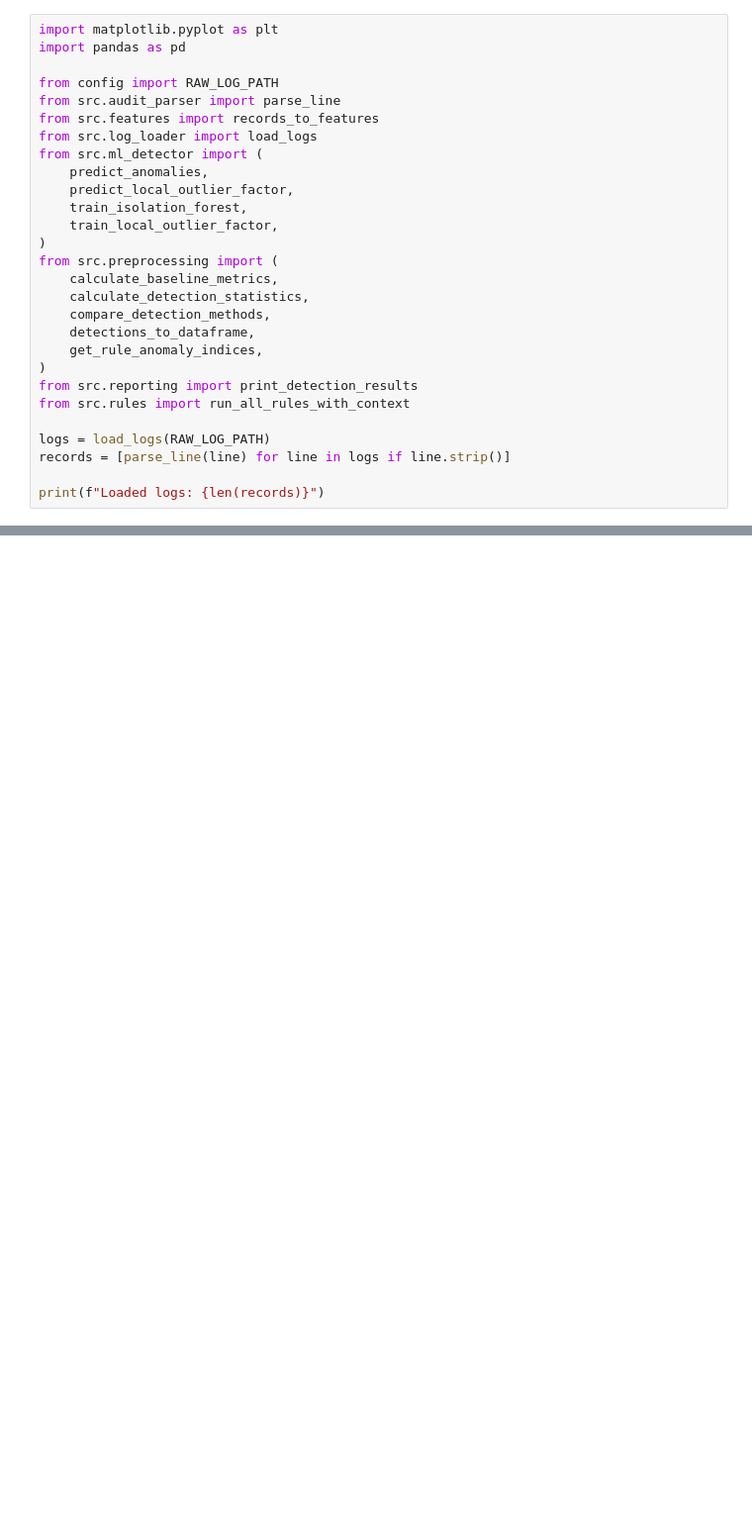
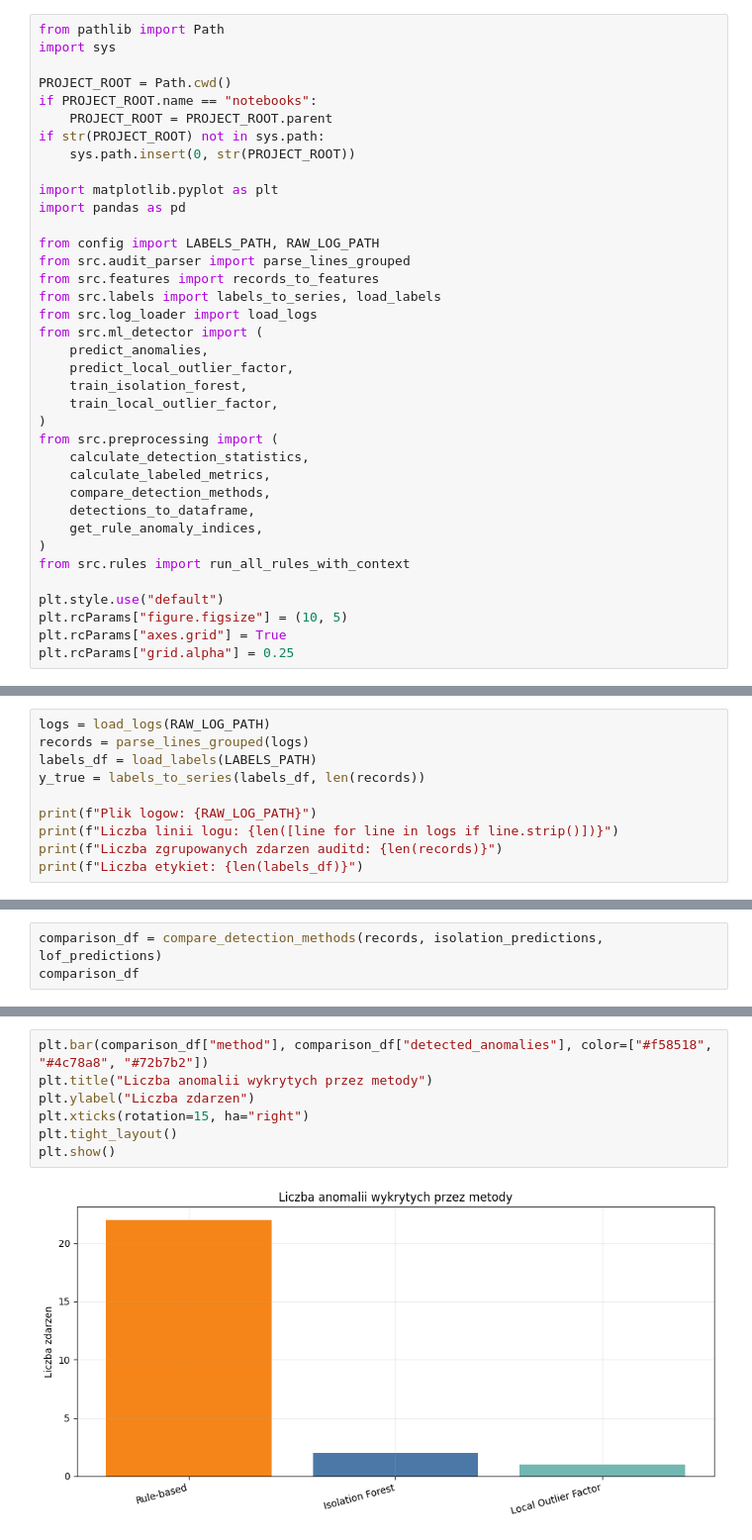
Before and after one commit to lukaskierzek/bihso_project, a Jupyter notebook: notebooks/presentation.ipynb, the cells around one changed output, grey strips where cells are left out. Shown at 99% size. Cells and saved outputs as stored; diff of their text form; blank space fills up the shorter version.

```diff
--- a/notebooks/presentation.ipynb
+++ b/notebooks/presentation.ipynb
@@ -11,10 +18,20 @@ Cel projektu: porownanie prostego podejscia regułowego z metodami ML: Isolation
 # %%
+from pathlib import Path
+import sys
+
+PROJECT_ROOT = Path.cwd()
+if PROJECT_ROOT.name == "notebooks":
+    PROJECT_ROOT = PROJECT_ROOT.parent
+if str(PROJECT_ROOT) not in sys.path:
+    sys.path.insert(0, str(PROJECT_ROOT))
+
 import matplotlib.pyplot as plt
 import pandas as pd
 
-from config import RAW_LOG_PATH
-from src.audit_parser import parse_line
+from config import LABELS_PATH, RAW_LOG_PATH
+from src.audit_parser import parse_lines_grouped
 from src.features import records_to_features
+from src.labels import labels_to_series, load_labels
 from src.log_loader import load_logs
 from src.ml_detector import (
     predict_anomalies,
@@ -23,16 +40,15 @@ from src.ml_detector import (
     train_local_outlier_factor,
 )
 from src.preprocessing import (
-    calculate_baseline_metrics,
     calculate_detection_statistics,
+    calculate_labeled_metrics,
     compare_detection_methods,
     detections_to_dataframe,
     get_rule_anomaly_indices,
 )
-from src.reporting import print_detection_results
 from src.rules import run_all_rules_with_context
 
-logs = load_logs(RAW_LOG_PATH)
-records = [parse_line(line) for line in logs if line.strip()]
-
-print(f"Loaded logs: {len(records)}")
+plt.style.use("default")
+plt.rcParams["figure.figsize"] = (10, 5)
+plt.rcParams["axes.grid"] = True
+plt.rcParams["grid.alpha"] = 0.25
@@ -56,0 +55,10 @@ stats
+# %%
+logs = load_logs(RAW_LOG_PATH)
+records = parse_lines_grouped(logs)
+labels_df = load_labels(LABELS_PATH)
+y_true = labels_to_series(labels_df, len(records))
+
+print(f"Plik logow: {RAW_LOG_PATH}")
+print(f"Liczba linii logu: {len([line for line in logs if line.strip()])}")
+print(f"Liczba zgrupowanych zdarzen auditd: {len(records)}")
+print(f"Liczba etykiet: {len(labels_df)}")
@@ -187,0 +307,3 @@ baseline_metrics
+# %%
+comparison_df = compare_detection_methods(records, isolation_predictions, lof_predictions)
+comparison_df
@@ -187,0 +315,9 @@ baseline_metrics
+# %%
+plt.bar(comparison_df["method"], comparison_df["detected_anomalies"], color=["#f58518", "#4c78a8", "#72b7b2"])
+plt.title("Liczba anomalii wykrytych przez metody")
+plt.ylabel("Liczba zdarzen")
+plt.xticks(rotation=15, ha="right")
+plt.tight_layout()
+plt.show()
+# %% [output]
+[figure, added]
```
Also changed, not shown: parts of 65 cells of this notebook, 7 other files.
